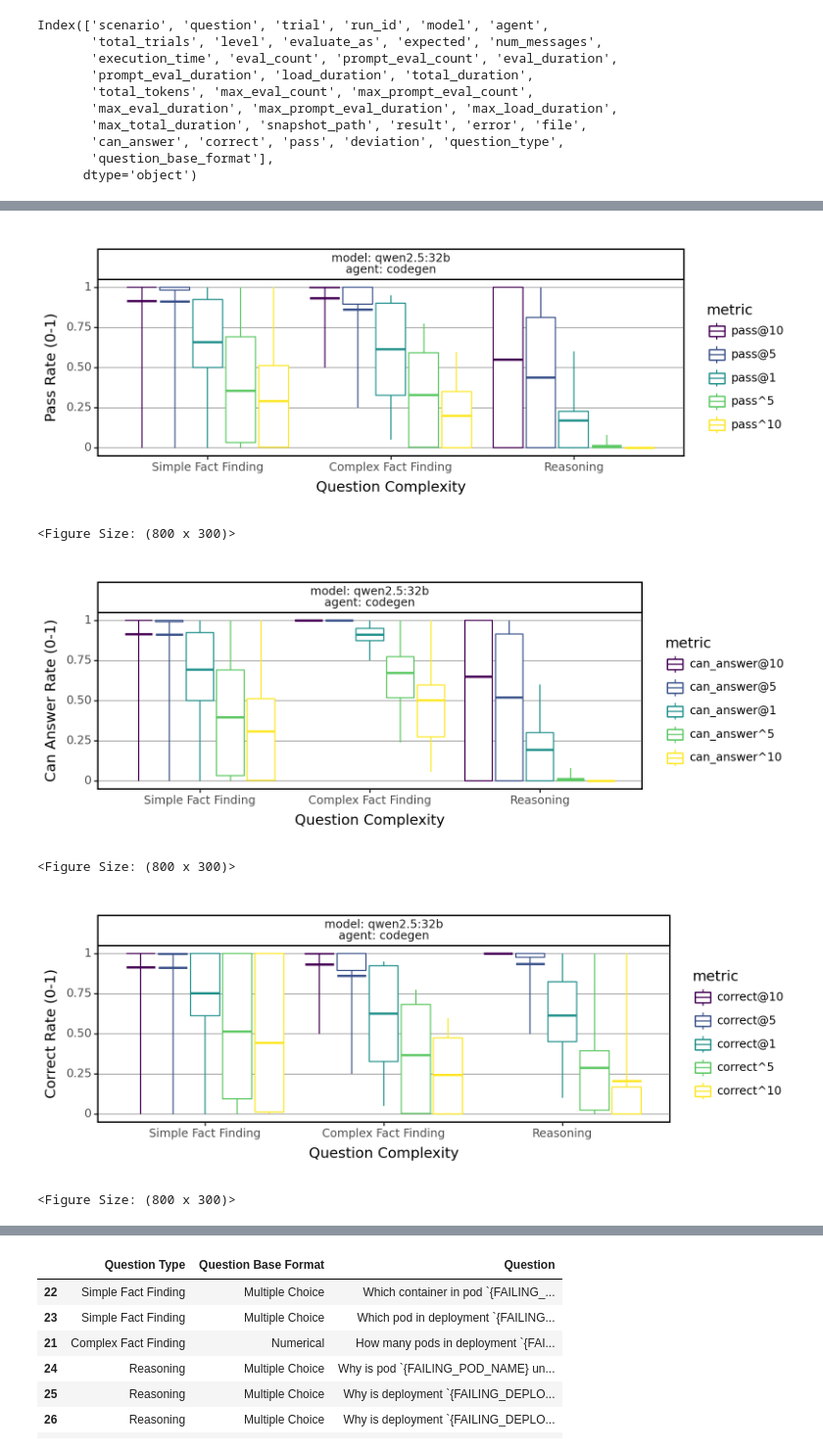
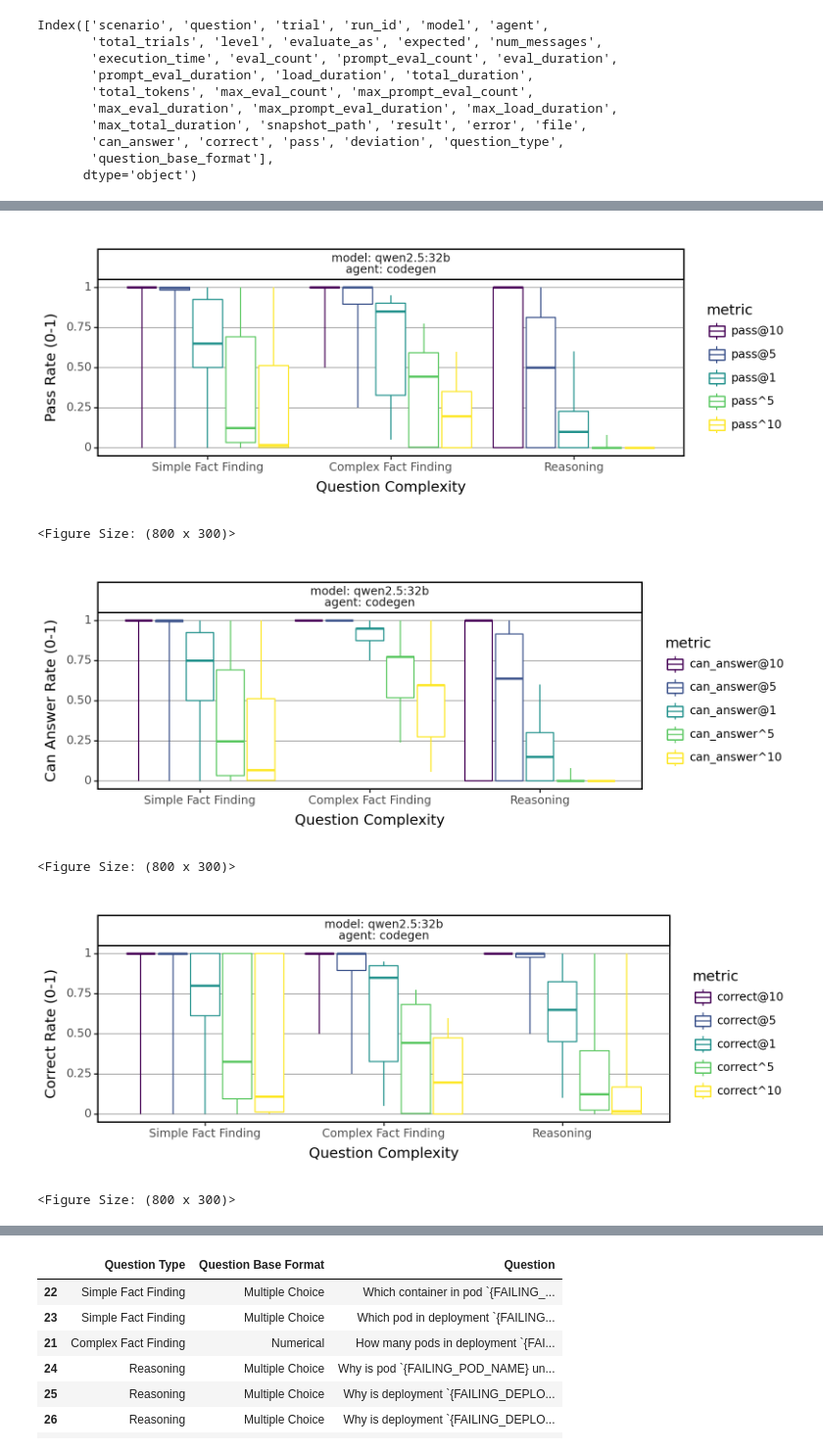
Before and after one commit to chenseanxy/llm-ran, a Jupyter notebook: notebooks/questions.ipynb, the cells around one changed output, grey strips where cells are left out. Shown: that part at 98% size. Cells and saved outputs as stored; diff of their text form; code cells hidden in the pictures.

```diff
--- a/notebooks/questions.ipynb
+++ b/notebooks/questions.ipynb
@@ -113,7 +113,7 @@ raw_grouped = raw_pivoted.groupby(
 ).agg(
     value_min=('value', 'min'),
     value_max=('value', 'max'),
-    value=('value', 'mean'),
+    value=('value', lambda x: x.quantile(0.5)),
     value_25=('value', lambda x: x.quantile(0.25)),
     # value_50=('value', lambda x: x.quantile(0.5)),
     value_75=('value', lambda x: x.quantile(0.75)),
@@ -150,13 +150,13 @@ codegen = raw_grouped[raw_grouped['agent'] == "codegen"]
 108 rows × 9 columns
 # %%
-def draw_metrics(data, metrics, ylabel, x='question_type', xlabel='Question Complexity', width=6, height=3, facet=["model", "agent"]):
+def draw_metrics(data, metrics, ylabel, x='question_type', xlabel='Question Complexity', width=6, height=3, facet=["model", "agent"], color="metric", logy=False):
     _data = data[data['metric'].isin(metrics)].copy()
     _data["metric"] = pd.Categorical(_data["metric"], categories=metrics, ordered=True)
 
-    return (
+    p = (
         ggplot(_data)
         + pn.geom_boxplot(
-            aes(x=x, ymin="value_min", lower="value_25", middle="value", upper="value_75", ymax="value_max", color="metric"),
+            aes(x=x, ymin="value_min", lower="value_25", middle="value", upper="value_75", ymax="value_max", color=color),
             position="dodge2", stat = "identity"
         )
         + facet_wrap(facet, labeller="label_both")
@@ -167,43 +167,47 @@ def draw_metrics(data, metrics, ylabel, x='question_type', xlabel='Question Comp
         )
         + my_theme(width, height)
     )
+    if logy:
+        p += scale_y_log10()
+    return p
+
 
 _pass_metrics = [
     "pass@10",
     "pass@5",
     "pass@1",
     "pass^5",
     "pass^10",
 ]
 _can_answer_metrics = [
     "can_answer@10",
     "can_answer@5",
     "can_answer@1",
     "can_answer^5",
     "can_answer^10",
 ]
 _correct_metrics = [
     "correct@10",
     "correct@5",
     "correct@1",
     "correct^5",
     "correct^10",
 ]
 
 _g0 = draw_metrics(codegen, _pass_metrics, ylabel="Pass Rate (0-1)", width=8)
 _g1 = draw_metrics(codegen, _can_answer_metrics, ylabel="Can Answer Rate (0-1)", width=8)
 _g2 = draw_metrics(codegen, _correct_metrics, ylabel="Correct Rate (0-1)", width=8)
 display(_g0)
 display(_g1)
 display(_g2)
-_g0.save(f"{OUTPUT_PATH}/question_level_pass.png", bbox_inches="tight", dpi=300)
-_g1.save(f"{OUTPUT_PATH}/question_level_can_answer.png", bbox_inches="tight", dpi=300)
-_g2.save(f"{OUTPUT_PATH}/question_level_correct.png", bbox_inches="tight", dpi=300)
+_g0.save(f"{OUTPUT_PATH}/question_level_pass.pdf", bbox_inches="tight", dpi=300, pad_inches=0)
+_g1.save(f"{OUTPUT_PATH}/question_level_can_answer.pdf", bbox_inches="tight", dpi=300, pad_inches=0)
+_g2.save(f"{OUTPUT_PATH}/question_level_correct.pdf", bbox_inches="tight", dpi=300, pad_inches=0)
 # %% [output]
-[figure, old version]
+[figure, new version]
 <Figure Size: (800 x 300)>
-[figure, old version]
+[figure, new version]
 <Figure Size: (800 x 300)>
-[figure, old version]
+[figure, new version]
 <Figure Size: (800 x 300)>
 # %%
```
Also changed, not shown: parts of 6 cells of this notebook, 5 other files.
